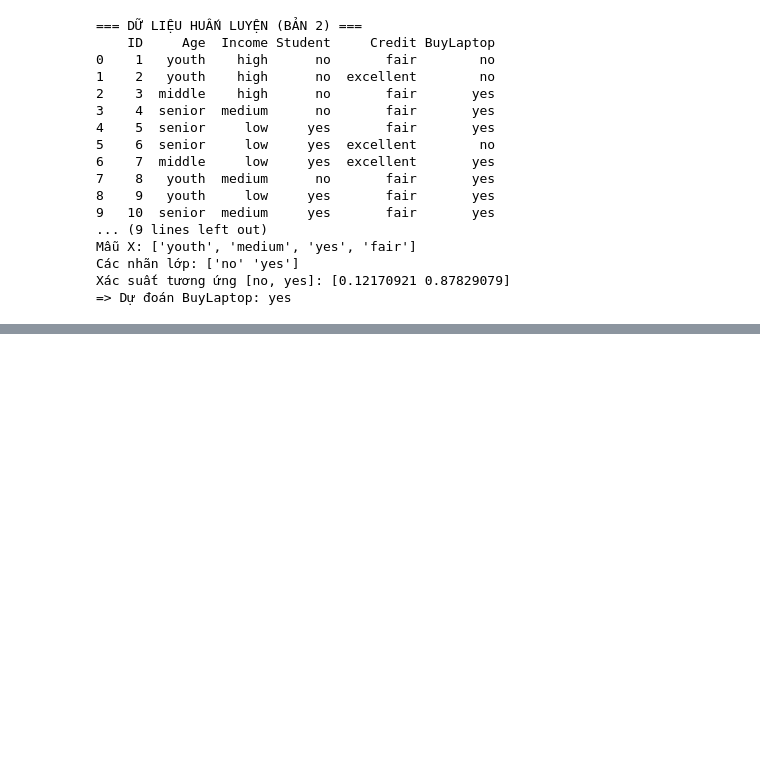
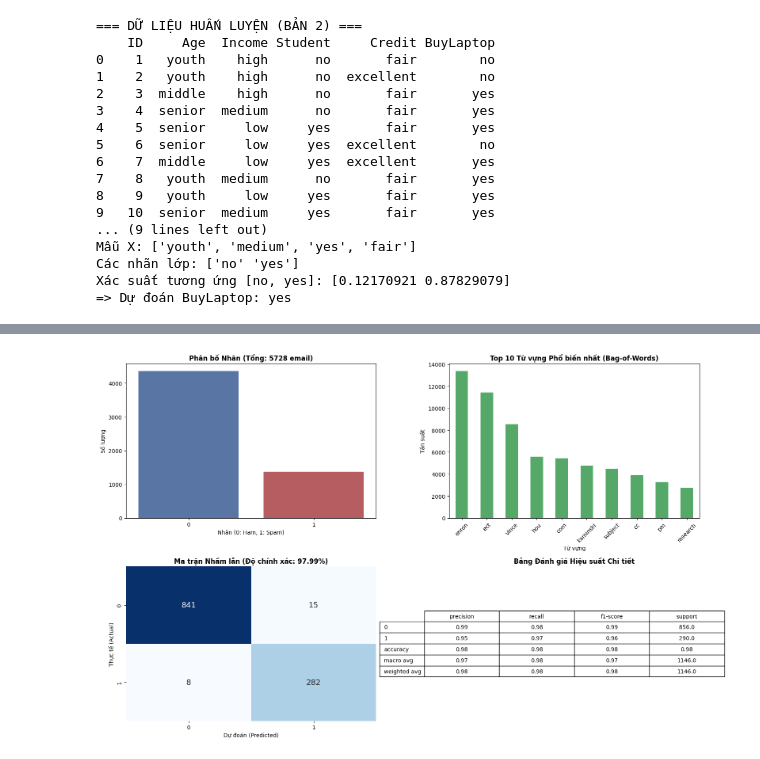
Before and after one commit to IAMIOT1/h-c-m-y-, a Jupyter notebook: buoi4.ipynb, the cells around one changed output, grey strips where cells are left out. Drawn from its saved outputs; the diff is of its cells as text; code cells hidden in the pictures; blank space fills up the shorter version.

Commit message:
Được tạo bằng Colab

```diff
--- a/buoi4.ipynb
+++ b/buoi4.ipynb
@@ -270,0 +273,92 @@ Xác suất tương ứng [no, yes]: [0.12170921 0.87829079]
+# %%
+import pandas as pd
+import re
+import matplotlib.pyplot as plt
+import seaborn as sns
+from sklearn.feature_extraction.text import CountVectorizer
+from sklearn.model_selection import train_test_split
+from sklearn.naive_bayes import MultinomialNB
+from sklearn.metrics import accuracy_score, classification_report, confusion_matrix
+from google.colab import drive
+
+# 1. Kết nối Google Drive
+drive.mount('/content/drive')
+
+# Đọc dữ liệu
+df = pd.read_csv('/content/drive/MyDrive/học máy/emails.csv')
+
+# 2. Tiền xử lý văn bản
+def preprocess_text(text):
+    text = str(text).lower()
+    text = re.sub(r'^subject:\s*', '', text)
+    text = re.sub(r'[^a-z\s]', ' ', text)
+    text = re.sub(r'\s+', ' ', text).strip()
+    return text
+
+df['clean_text'] = df['text'].apply(preprocess_text)
+
+# 3. Bag-of-Words
+vectorizer = CountVectorizer(stop_words='english', max_features=1000)
+X_bow = vectorizer.fit_transform(df['clean_text'])
+
+# 4. Huấn luyện và Đánh giá Naïve Bayes
+X_train, X_test, y_train, y_test = train_test_split(X_bow, df['spam'], test_size=0.2, random_state=42)
+nb_model = MultinomialNB()
+nb_model.fit(X_train, y_train)
+y_pred = nb_model.predict(X_test)
+accuracy = accuracy_score(y_test, y_pred)
+
+# Lấy top từ vựng
+bow_df = pd.DataFrame(X_bow.toarray(), columns=vectorizer.get_feature_names_out())
+word_counts = bow_df.sum().sort_values(ascending=False)
+
+# ==============================================================================
+# TẠO DASHBOARD TRỰC QUAN GỌN GÀNG (ĐÃ SỬA CẢNH BÁO SEABORN)
+# ==============================================================================
+fig = plt.figure(figsize=(16, 10))
+gs = fig.add_gridspec(2, 2)
+
+# 1. Biểu đồ phân bố nhãn Spam / Ham (Đã thêm hue và legend=False)
+ax1 = fig.add_subplot(gs[0, 0])
+sns.countplot(x='spam', hue='spam', data=df, ax=ax1, palette=['#4c72b0', '#c44e52'], legend=False)
+ax1.set_title(f'Phân bố Nhãn (Tổng: {df.shape[0]} email)', fontsize=12, fontweight='bold')
+ax1.set_xlabel('Nhãn (0: Ham, 1: Spam)')
+ax1.set_ylabel('Số lượng')
+
+# 2. Biểu đồ Top 10 từ vựng xuất hiện nhiều nhất
+ax2 = fig.add_subplot(gs[0, 1])
+word_counts.head(10).plot(kind='bar', ax=ax2, color='#55a868')
+ax2.set_title('Top 10 Từ vựng Phổ biến nhất (Bag-of-Words)', fontsize=12, fontweight='bold')
+ax2.set_xlabel('Từ vựng')
+ax2.set_ylabel('Tần suất')
+ax2.tick_params(axis='x', rotation=45)
+
+# 3. Ma trận nhầm lẫn (Confusion Matrix)
+ax3 = fig.add_subplot(gs[1, 0])
+sns.heatmap(confusion_matrix(y_test, y_pred), annot=True, fmt='d', cmap='Blues', cbar=False, ax=ax3, annot_kws={"size": 14})
+ax3.set_title(f'Ma trận Nhầm lẫn (Độ chính xác: {accuracy*100:.2f}%)', fontsize=12, fontweight='bold')
+ax3.set_xlabel('Dự đoán (Predicted)')
+ax3.set_ylabel('Thực tế (Actual)')
+
+# 4. Bảng thông số hiệu suất (Classification Report dạng ảnh)
+ax4 = fig.add_subplot(gs[1, 1])
+ax4.axis('off')
+report_dict = classification_report(y_test, y_pred, output_dict=True)
+report_df = pd.DataFrame(report_dict).transpose().round(2)
+
+table = ax4.table(cellText=report_df.values,
+                  colLabels=report_df.columns,
+                  rowLabels=report_df.index,
+                  cellLoc='center',
+                  loc='center')
+table.auto_set_font_size(False)
+table.set_fontsize(10)
+table.scale(1.2, 1.5)
+ax4.set_title('Bảng Đánh giá Hiệu suất Chi tiết', fontsize=12, fontweight='bold')
+
+plt.tight_layout()
+plt.savefig('naive_bayes_dashboard.png', dpi=300)
+plt.show()
+
+print(f"✨ Đã chạy xong và tạo biểu đồ tổng quan gọn gàng: 'naive_bayes_dashboard.png'")
+# %% [output]
@@ -270,0 +366 @@ Xác suất tương ứng [no, yes]: [0.12170921 0.87829079]
+[figure, added]
```
Also changed, not shown: parts of 2 cells of this notebook.
